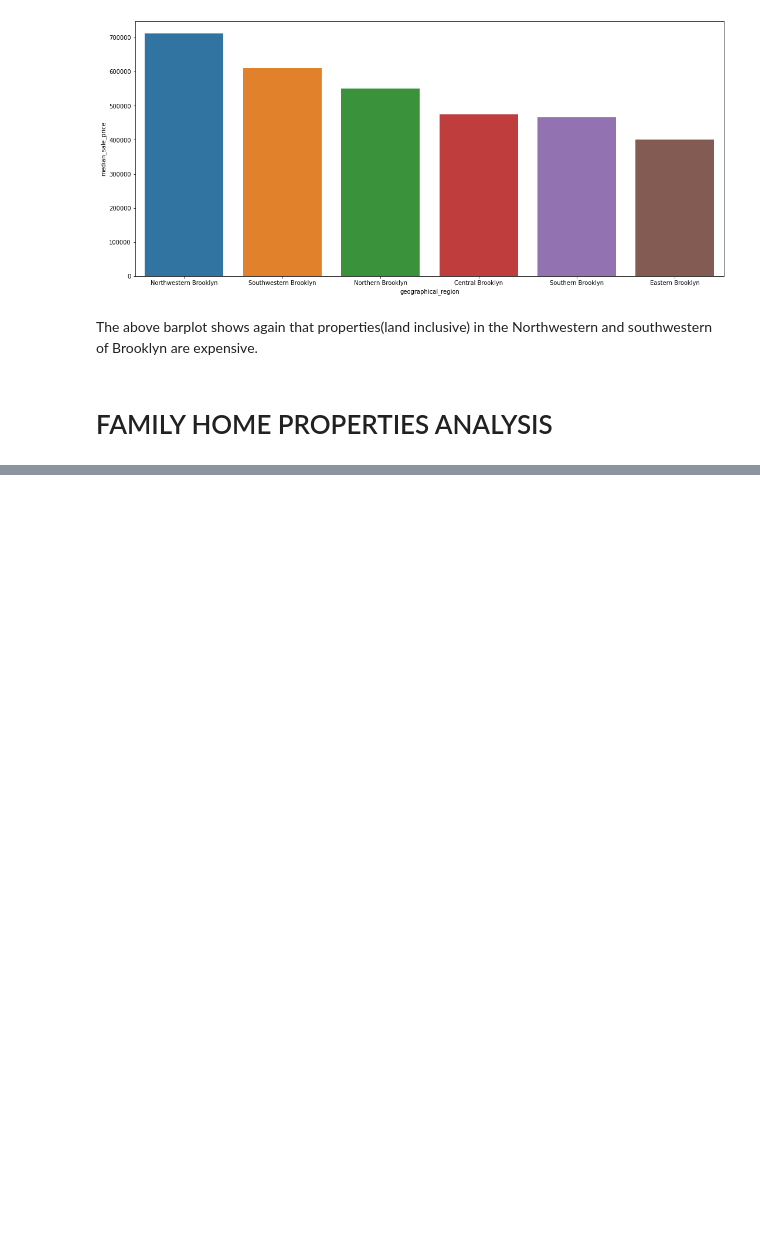
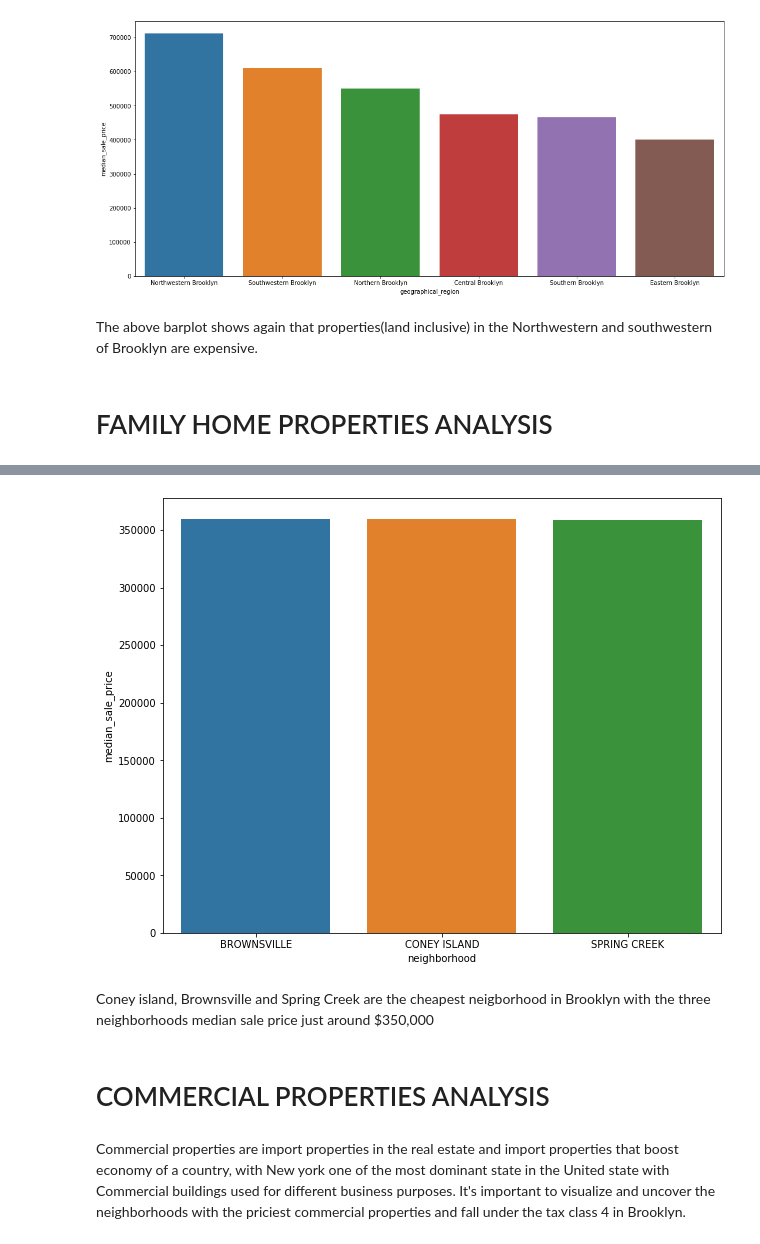
Before and after one commit to Ayomi-tech/brooklyn_housing_project, a Jupyter notebook: Exploratory_analysis_notebook.ipynb, the cells around one changed output, grey strips where cells are left out. Drawn from its saved outputs; the diff is of its cells as text; code cells hidden in the pictures; blank space fills up the shorter version.

```diff
--- a/Exploratory_analysis_notebook.ipynb
+++ b/Exploratory_analysis_notebook.ipynb
@@ -143,0 +192,19 @@ Family homes are constantly in high demand all over the world, places like Brook
+# %%
+# grouping by neighborhood to show cheapest neighborhood
+neighborhood_avg_price_class_1 = family_homes.groupby("neighborhood")["sale_price"].median().round(0).reset_index().sort_values("sale_price",
+                                                                                                                      ascending = False).tail(3)
+# %%
+neighborhood_avg_price_class_1 = neighborhood_avg_price_class_1.rename(columns=({"sale_price":"median_sale_price"}))
+# %%
+fig, ax = plt.subplots(figsize=(10, 8))
+sns.barplot(neighborhood_avg_price_class_1["neighborhood"], neighborhood_avg_price_class_1["median_sale_price"])
+plt.ticklabel_format(axis="y", style="plain")
+plt.show()
+# %% [output]
+[figure, added]
+# %% [markdown]
+Coney island, Brownsville and Spring Creek are the cheapest neigborhood in Brooklyn with the three neighborhoods median sale price just around $350,000
+# %% [markdown]
+# COMMERCIAL PROPERTIES ANALYSIS
+# %% [markdown]
+Commercial properties are import properties in the real estate and import properties that boost economy of a country, with New york one of the most dominant state in the United state with Commercial buildings used for different business purposes. It's important to visualize and uncover the neighborhoods with the priciest commercial properties and fall under the tax class 4 in Brooklyn.
```
Also changed, not shown: parts of 10 cells of this notebook.
